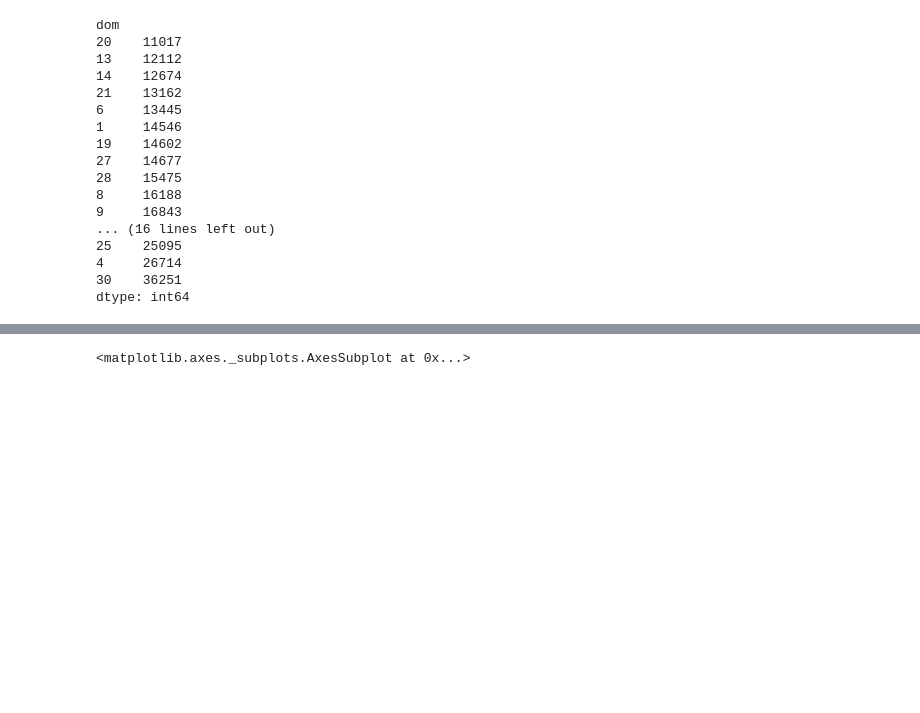
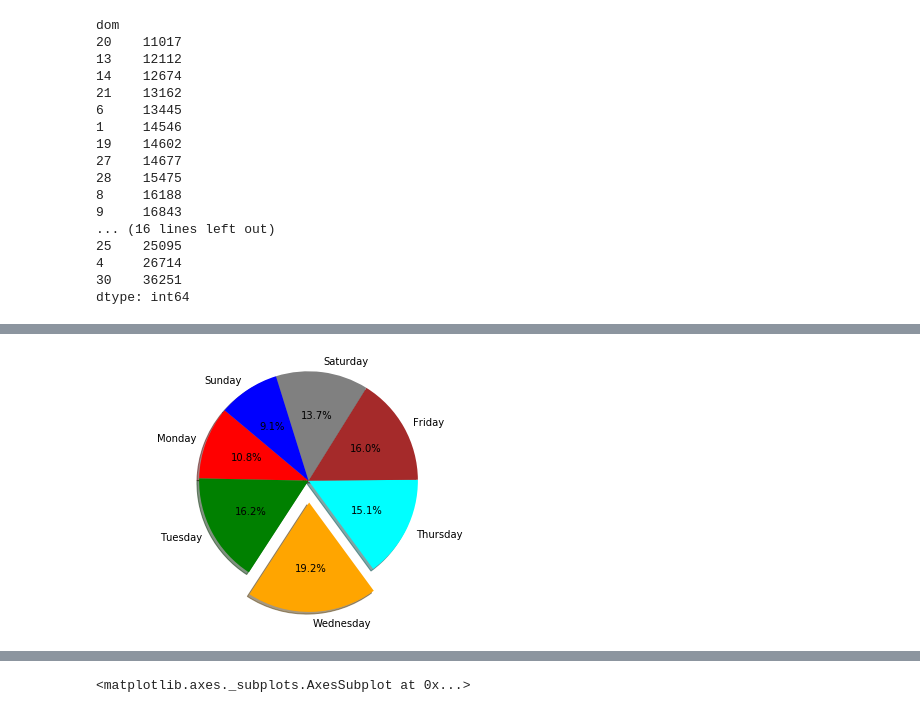
Before and after one commit to CrimsonSaber/Uber-DataAnalysis, a Jupyter notebook: Uber Analysis.ipynb, the cells around one changed output, grey strips where cells are left out. Saved outputs shown, nothing was run; the diff lists cells and outputs as text; code cells hidden in the pictures; blank space fills up the shorter version.

```diff
--- a/Uber Analysis.ipynb
+++ b/Uber Analysis.ipynb
@@ -143,0 +146,12 @@ Text(0, 0.5, 'No. of Occurences')
+# %%
+labels = ['Monday', 'Tuesday', 'Wednesday', 'Thursday', 'Friday', 'Saturday', 'Sunday']
+sizes=data['weekday'].value_counts().sort_index().values.tolist()
+colors=["red", "green", "orange", "cyan", "brown", "grey", "blue"]
+explode = (0, 0, 0.2, 0,0,0,0)  # explode 1st slice
+plt.pie(sizes, explode=explode, labels=labels, colors=colors, autopct='%1.1f%%', shadow=True, startangle=140)
+# Plot
+plt.axis('equal')
+plt.tight_layout()
+plt.show()
+# %% [output]
+[figure, added]
```
Also changed, not shown: parts of 8 cells of this notebook.
